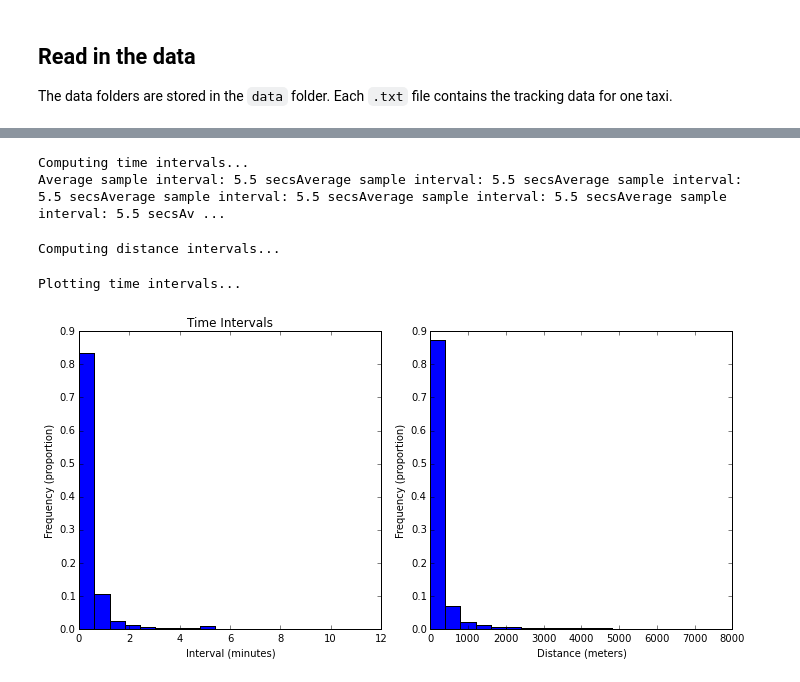
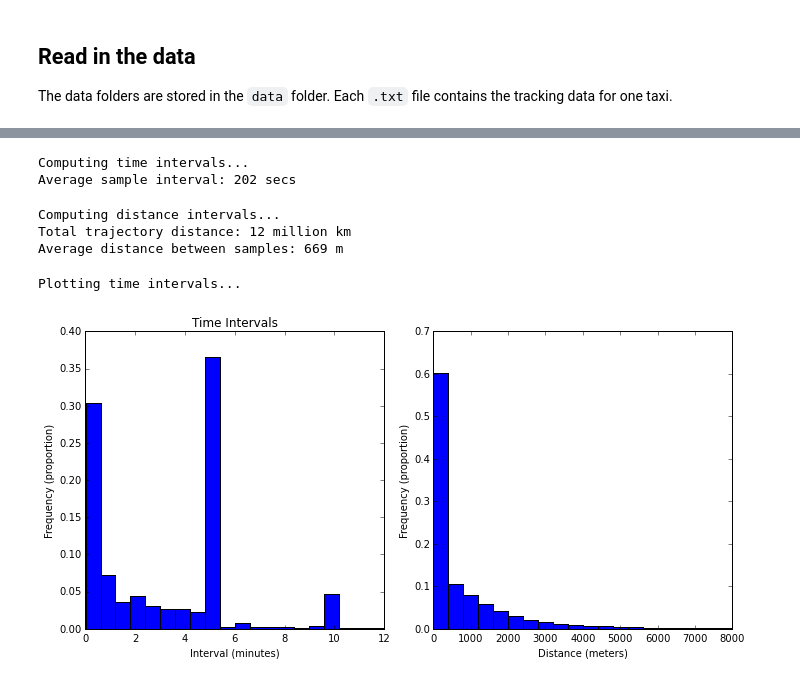
Before and after one commit to roryhr/taxi-trajectories, a Jupyter notebook: taxi-data-notebook.ipynb, the cells around one changed output, grey strips where cells are left out. Cells and saved outputs as stored; diff of their text form; code cells hidden in the pictures.

```diff
--- a/taxi-data-notebook.ipynb
+++ b/taxi-data-notebook.ipynb
@@ -113,58 +116,75 @@ Reading in the .txt files...
 # %%
 #%% Compute Time Intervals
 print "Computing time intervals..."
-times = []
-for g in grouped:
-    times.append(g[1].diff())
+grouped = data.sort('date_time').groupby('taxi_id')['date_time']
 
-time_diffs = pd.Series()
-time_diffs = pd.concat(times)
-time_diffs /= np.timedelta64(1,'s') # Divide by 1 second, for float64 data
+time_intervals = []
+for group_id, times in grouped:
+#    times.sort(inplace=True)
+    time_intervals.append(times.diff())
 
-time_diffs.dropna()
-time_diffs /= 60    # Convert to minutes
+time_intervals = pd.concat(time_intervals)
+time_intervals.dropna(inplace=True)
+time_intervals /= np.timedelta64(1,'s') # Divide by 1 second, for float64 data
 
-#print "Average sample interval: %.1f secs" % time_diffs.mean()*60
+
+print "Average sample interval: %.0f secs" % time_intervals[time_intervals < 1e4].mean()
+time_intervals /= 60    # Convert to minutes
 # %% [output]
 Computing time intervals...
-Average sample interval: 5.5 secsAverage sample interval: 5.5 secsAverage sample interval: 5.5 secsAverage sample interval: 5.5 secsAverage sample interval: 5.5 secsAverage sample interval: 5.5 secsAv ...
+Average sample interval: 202 secs
-# %%
-#%% Compute Distance Intervals
-print "Computing distance intervals..."
-lon1 = np.array(data.longitude[0:-2])
-lon2 = np.array(data.longitude[1:-1])
-lat1 = np.array(data.latitude[0:-2])
-lat2 = np.array(data.latitude[1:-1])
-
-distances = haversine(lon1, lat1, lon2, lat2)
-# %% [output]
-Computing distance intervals...
+# %%
+#%% Compute Distance Intervals
+print "Computing distance intervals..."
+grouped = data.sort('date_time').groupby('taxi_id')
+
+distances = []
+for g in grouped:
+    # Distances are given in meters
+#    g[1].sort(columns = 'date_time', inplace=True)
+    distances.append(pd.DataFrame(pythagoras(g[1].latitude.values, \
+                                            g[1].longitude.values)))
+
+distances = pd.concat(distances)
+
+print "Total trajectory distance: %.0f million km" % \
+                (distances[distances[0] < 1e5][0].sum()/1e9)
+
+print "Average distance between samples: %.0f m" % \
+                (distances[(distances[0] < 1e5)][0].mean())
+# %% [output]
+Computing distance intervals...
+Total trajectory distance: 12 million km
+Average distance between samples: 669 m
 # %%
 #%% Plotting: Time -- plots a histogram time intervals with
 #                     proportions summing to 1
 print "Plotting time intervals..."
 fig, axes = plt.subplots(nrows=1, ncols=2, figsize=(10,5))
 #fig = plt.figure(figsize = (8,4))
 #fig.set_figure_width(6)
 axes[0].set_xlabel('Interval (minutes)')
 axes[0].set_ylabel('Frequency (proportion)')
 axes[0].set_title('Time Intervals')
 
-hist, bins = np.histogram(time_diffs[(time_diffs > 0) & \
-            (time_diffs < 12)].astype(np.ndarray), bins=20)
+hist, bins = np.histogram(time_intervals[(time_intervals > 0) & \
+            (time_intervals < 12)].astype(np.ndarray), bins=20)
 axes[0].bar(bins[:-1], hist.astype(np.float32) / hist.sum(), width=(bins[1]-bins[0]))
 
 #% Plotting: Distance -- plots a normed histogram of distance intervals
-distances = pd.Series(distances)
+#distances = pd.Series(distances)
 distances.dropna(inplace=True)
 
-hist, bins = np.histogram(distances[(distances > 0) & \
-            (distances < 8000)].astype(np.ndarray), bins=20)
+#hist, bins = np.histogram(distances[(distances > 0) & \
+#            (distances < 8000)].astype(np.ndarray), bins=20)
+hist, bins = np.histogram(distances[(distances[0] < 8000) & \
+                        (distances[0] > 0)][0].values, bins=20)
+
 axes[1].bar(bins[:-1], hist.astype(np.float32) / hist.sum(), width=(bins[1]-bins[0]))
 axes[1].set_xlabel('Distance (meters)')
 axes[1].set_ylabel('Frequency (proportion)')
 
 fig.tight_layout()
 # %% [output]
 Plotting time intervals...
-[figure, old version]
+[figure, new version]
```
Also changed, not shown: parts of 8 cells of this notebook, 1 other file.
